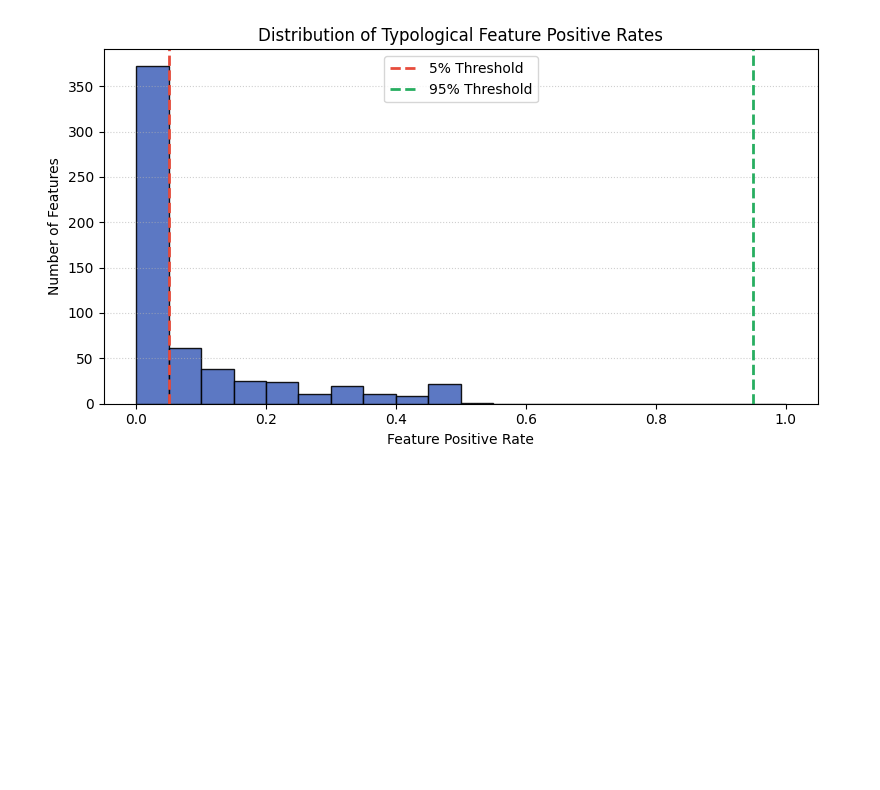
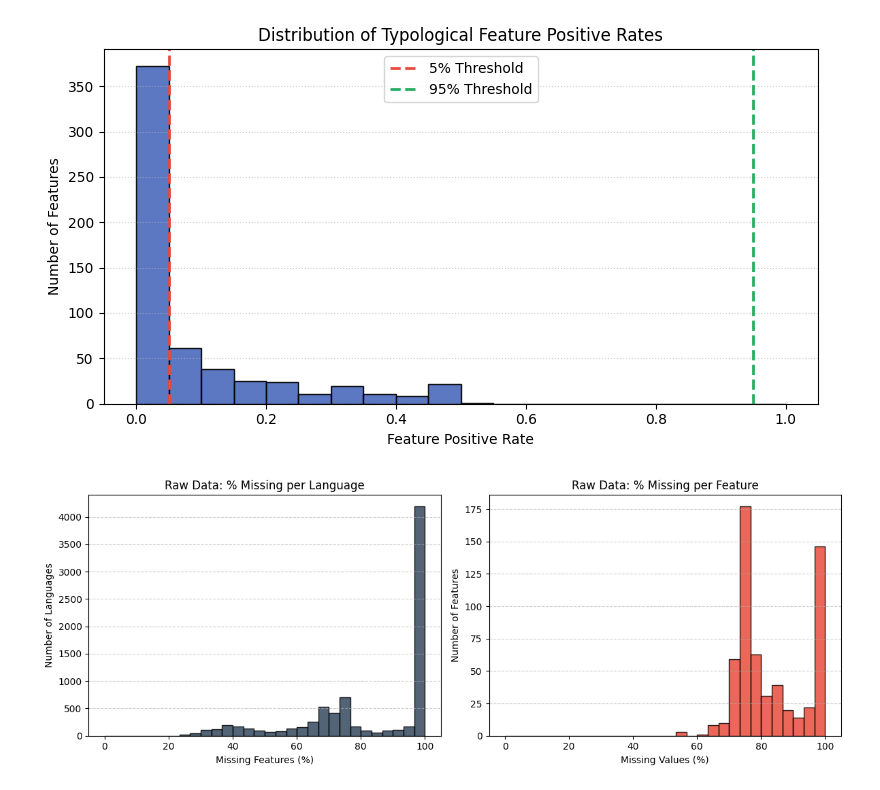
Before and after one commit to Rayan-Alam-UOIT/csci3052u-ml-project, a Jupyter notebook: milestone_2_eda.ipynb, the cells around one changed output. Cells and saved outputs as stored; diff of their text form; code cells hidden in the pictures; blank space fills up the shorter version.

Commit message:
Add per-language and per-feature missingness plots

```diff
--- a/milestone_2_eda.ipynb
+++ b/milestone_2_eda.ipynb
@@ -138,3 +138,29 @@ Rare features (< 5%):       372
 Common features (> 95%):    0
 Usable features (5% - 95%): 221
 [figure]
+# %%
+# Raw data missingness across languages (axis=1) and features (axis=0)
+raw_lang_missing = np.mean(raw_data == -1, axis=1) * 100
+raw_feat_missing = np.mean(raw_data == -1, axis=0) * 100
+
+fig, axes = plt.subplots(1, 2, figsize=(12, 4.5))
+
+# % missing per language
+axes[0].hist(raw_lang_missing, bins=30, range=(0, 100), color='#34495e', edgecolor='black', alpha=0.85)
+axes[0].set_title('Raw Data: % Missing per Language')
+axes[0].set_xlabel('Missing Features (%)')
+axes[0].set_ylabel('Number of Languages')
+axes[0].grid(axis='y', linestyle='--', alpha=0.6)
+
+# % missing per feature
+axes[1].hist(raw_feat_missing, bins=30, range=(0, 100), color='#e74c3c', edgecolor='black', alpha=0.85)
+axes[1].set_title('Raw Data: % Missing per Feature')
+axes[1].set_xlabel('Missing Values (%)')
+axes[1].set_ylabel('Number of Features')
+axes[1].grid(axis='y', linestyle='--', alpha=0.6)
+
+plt.tight_layout()
+plt.savefig('missingness_per_language_and_feature.png', dpi=300)
+plt.show()
+# %% [output]
+[figure, added]
```
